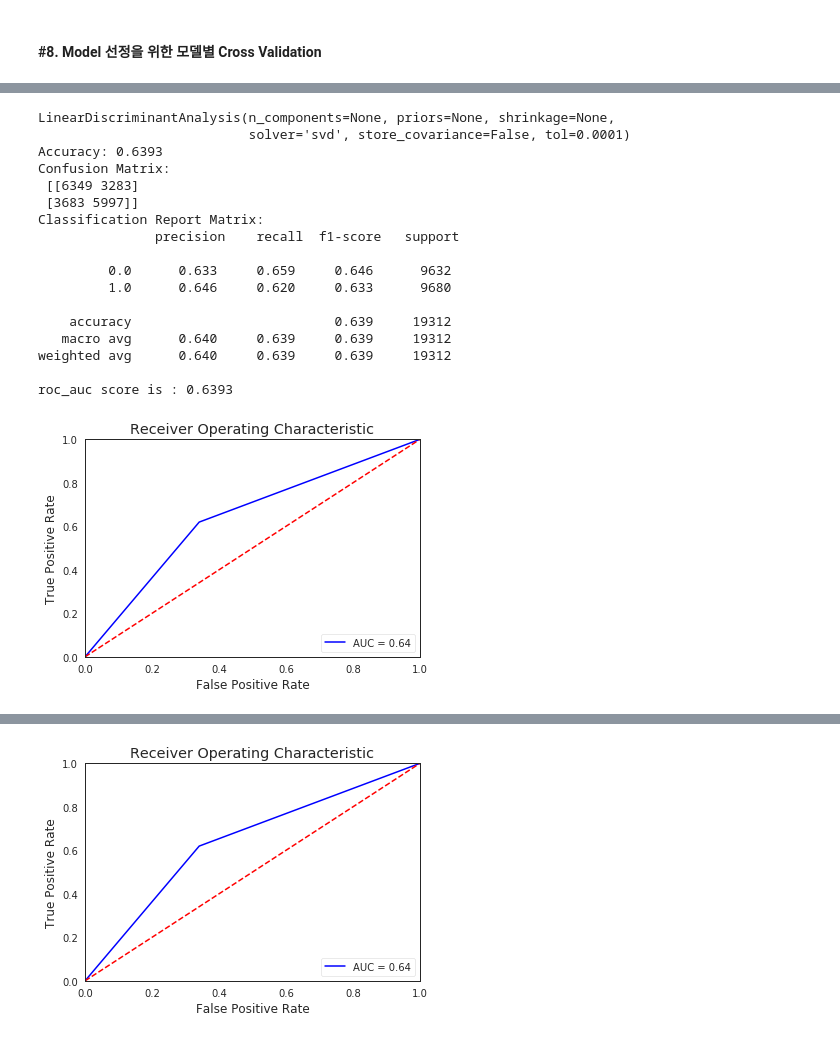
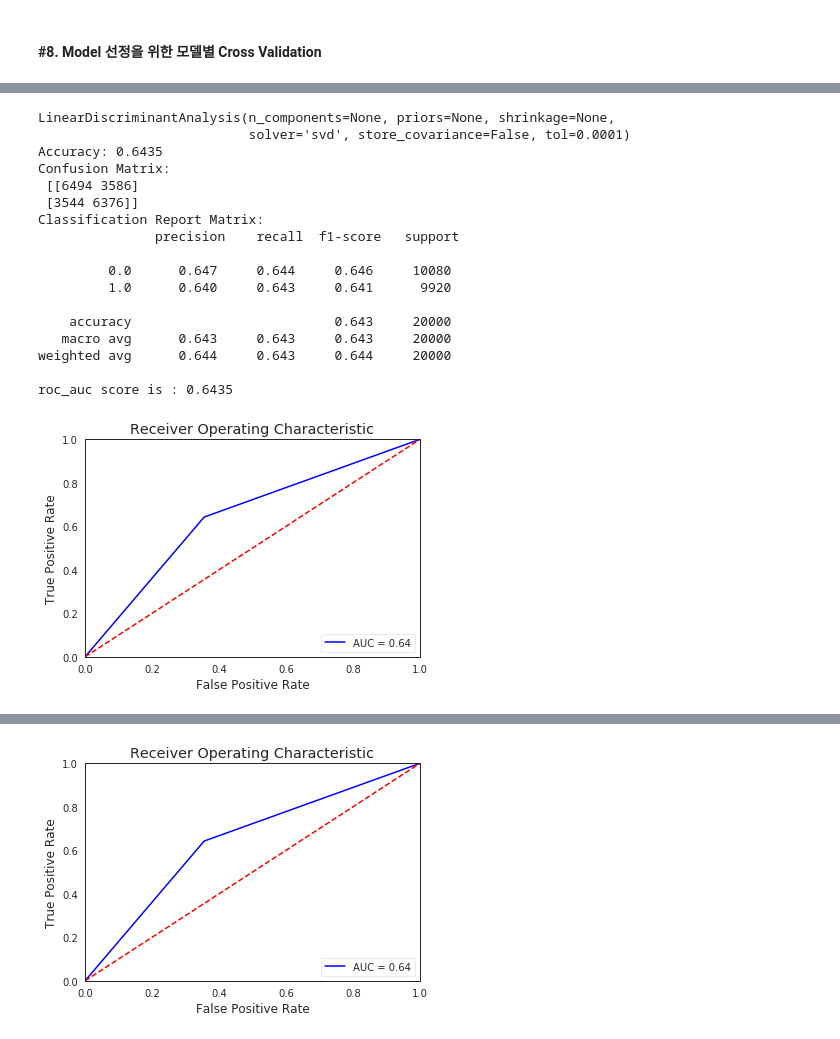
Before and after one commit to jaehyun0220/Colab, a Jupyter notebook: SDS_PublicData_8.ipynb, the cells around one changed output, grey strips where cells are left out. Drawn from its saved outputs; the diff is of its cells as text; code cells hidden in the pictures.

```diff
--- a/SDS_PublicData_8.ipynb
+++ b/SDS_PublicData_8.ipynb
@@ -473,7 +388,7 @@ df_sample.drop(columns=del_num_trans_cols, axis=1, inplace=True)
 ##### #5-3. 내부 수치형 변수 정규화
 # %%
 # 수치형 변수들 중 분포 이슈로 log 값을 취할 필요 있는 변수들 추출
-num_ln_target_features = ['sight_l', 'sight_r', 'AST','ALT']
+num_ln_target_features = ['sight_l', 'sight_r', 'AST','ALT', 'bs_before','serum_creatinine','GammaGTP','tot_cholesterol', 'triglycerides']
 
 # Feature Engineering의 일환으로 Log 값 취한 뒤 Normalization을 하여 변수명 + LN (lognorm)으로 열 추가 후 그래프 다시 그림
 num_ln_cols = list(map(lambda x: "LN_"+str(x), num_ln_target_features))
@@ -628,0 +546,5 @@ IV_select_col
+# %%
+# 치아우식 0과 1의 값을 5만건씩 총 10만건 추출
+df_new = df_new.groupby(target_nm).apply(lambda x: x.sample(n=50000, random_state=set_random_seed))
+df_new.reset_index(drop=True, inplace=True)
+print(df_new[target_nm].value_counts())
@@ -940,15 +891,20 @@ print(rc_clf)
 # GridSearch 이전 기본 모델 출력
 result_summary(rc_clf, test_x, test_y)
 
-param_grid = {'alpha':[1e-3, 1e-2, 1e-1, 1],
-              'solver' : ['auto', 'svd','cholesky','lsqr', 'sparse_cg', 'sag', 'saga']}
+# RandomizedSearchCV 결과 Accuracy: 0.0.6433으로  0.6439보다 낮아 동일하여 아래 코드 수행 안함
 
-grid_rc_clf = GridSearchCV(rc_clf, param_grid)
-grid_rc_clf.fit(train_x, train_y)
-print(grid_rc_clf.best_estimator_)
+# params = {
+#           # "alpha": st.uniform(1e-3, 1),
+#           'solver' : ['auto', 'svd','cholesky','lsqr', 'sparse_cg', 'sag', 'saga']
+#           }
 
-# GridSearch 이후 결과 출력
-result_summary(grid_rc_clf.best_estimator_, test_x, test_y) # Logistic from 0.64 to 0.6393
+# # grid_rc_clf = GridSearchCV(rc_clf, param_grid)
+# rs_rc_clf = RandomizedSearchCV(rc_clf, params, n_jobs=-1, cv=2, verbose=1)
+# rs_rc_clf.fit(train_x, train_y)
+# print(rs_rc_clf.best_estimator_)
+
+# # GridSearch 이후 결과 출력
+# result_summary(rs_rc_clf.best_estimator_, test_x, test_y)
 # %% [output]
 RidgeClassifier(alpha=1.0, class_weight=None, copy_X=True, fit_intercept=True,
                 max_iter=None, normalize=False, random_state=None,
@@ -991,36 +950,40 @@ roc_auc score is : 0.6393
 # %%
 lda_clf = discriminant_analysis.LinearDiscriminantAnalysis()
 lda_clf.fit(train_x,train_y)
 print(lda_clf)
 
 # GridSearch 이전 기본 모델 출력
 result_summary(lda_clf, test_x, test_y)
 
-param_grid = {'solver':['svd','lsqr'],
-              }
-grid_lda_clf = GridSearchCV(lda_clf, param_grid)
 
-grid_lda_clf.fit(train_x, train_y)
-print(grid_lda_clf.best_estimator_)
+# RandomizedSearchCV 결과 Accuracy: 0.6435로 동일하여 아래 코드 수행 안함
+# params = {
+#            "solver":['svd', 'lsqr'],
+#            "tol": st.uniform(1.0e-5, 1.0e-3),
+#         }
+# rs_lad_clf = RandomizedSearchCV(lda_clf, params, n_jobs=-1, cv=3, verbose=1)
 
-# GridSearch 이후 결과 출력
-result_summary(grid_lda_clf.best_estimator_, test_x, test_y) # LDA from 0.6393 to 0.6393
+# rs_lad_clf.fit(train_x, train_y)
+# print(rs_lad_clf.best_estimator_)
+
+# # GridSearch 이후 결과 출력
+# result_summary(rs_lad_clf.best_estimator_, test_x, test_y)
 # %% [output]
 LinearDiscriminantAnalysis(n_components=None, priors=None, shrinkage=None,
                            solver='svd', store_covariance=False, tol=0.0001)
-Accuracy: 0.6393
+Accuracy: 0.6435
 Confusion Matrix:
- [[6349 3283]
- [3683 5997]]
+ [[6494 3586]
+ [3544 6376]]
 Classification Report Matrix:
                precision    recall  f1-score   support
 
-         0.0      0.633     0.659     0.646      9632
-         1.0      0.646     0.620     0.633      9680
+         0.0      0.647     0.644     0.646     10080
+         1.0      0.640     0.643     0.641      9920
 
-    accuracy                          0.639     19312
-   macro avg      0.640     0.639     0.639     19312
-weighted avg      0.640     0.639     0.639     19312
+    accuracy                          0.643     20000
+   macro avg      0.643     0.643     0.643     20000
+weighted avg      0.644     0.643     0.644     20000
 
-roc_auc score is : 0.6393
+roc_auc score is : 0.6435
-[figure, old version]
+[figure, new version]
@@ -1044,4 +1011,4 @@ roc_auc score is : 0.6393
-[figure, old version]
+[figure, new version]
 # %%
 # XGBoost Test
 xgb_clf = XGBClassifier(nthreads=-1)
```
Also changed, not shown: parts of 28 cells of this notebook.
